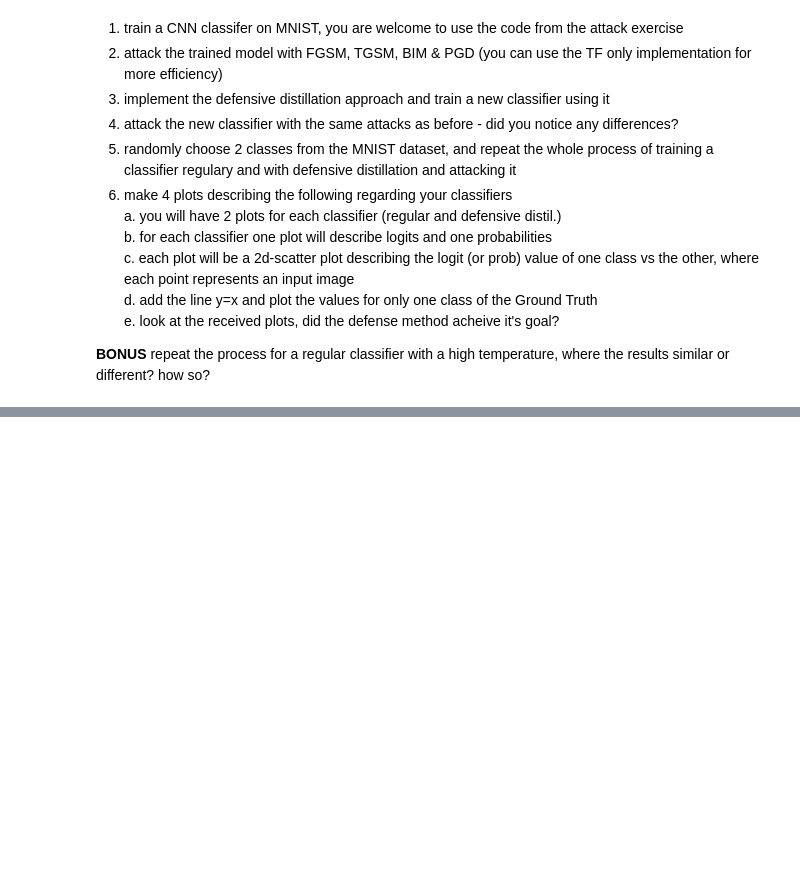
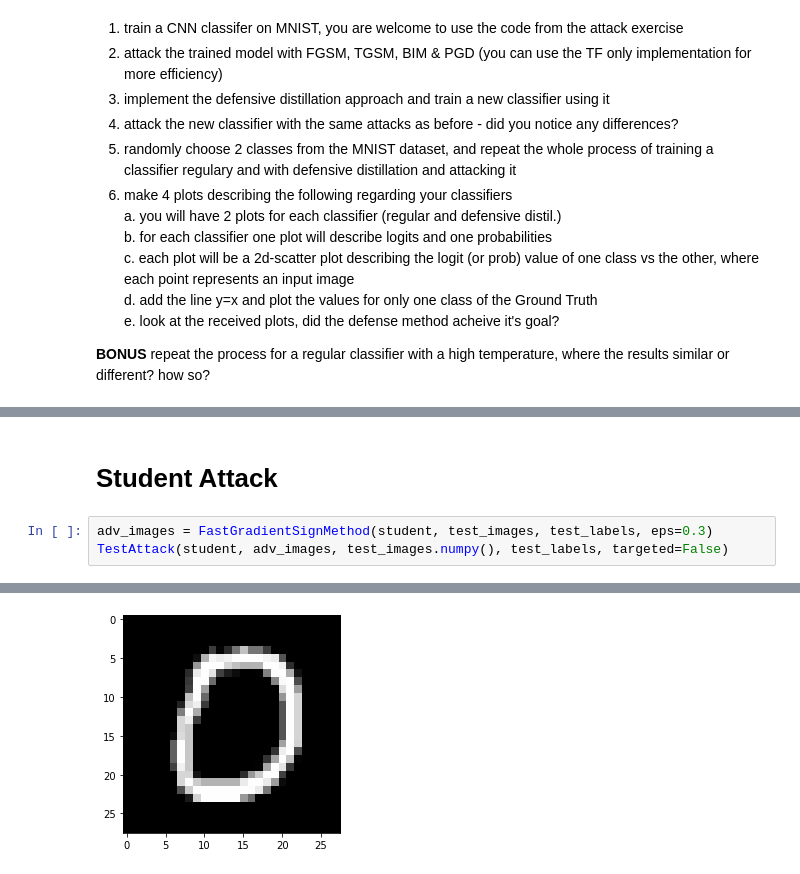
Before and after one commit to haroldbola/Course_Maphat, a Jupyter notebook: מודולים/רשתות נוירונים/8. Adversarial attacks and deffensive distilation/Adversarial Defenses - Defensive Distillation.ipynb, the cells around one changed output, grey strips where cells are left out. Cells and saved outputs as stored; diff of their text form; blank space fills up the shorter version.

```diff
--- a/מודולים/רשתות נוירונים/8. Adversarial attacks and deffensive distilation/Adversarial Defenses - Defensive Distillation.ipynb
+++ b/מודולים/רשתות נוירונים/8. Adversarial attacks and deffensive distilation/Adversarial Defenses - Defensive Distillation.ipynb
@@ -20,0 +250,6 @@ Be prepared to discuss this in depth with your instructor
+# %% [markdown]
+# Student Attack
+# %%
+adv_images = FastGradientSignMethod(student, test_images, test_labels, eps=0.3)
+TestAttack(student, adv_images, test_images.numpy(), test_labels, targeted=False)
+# %% [output]
@@ -20,0 +259 @@ Be prepared to discuss this in depth with your instructor
+[figure, added]
```
Also changed, not shown: parts of 32 cells of this notebook, 5 other files.
